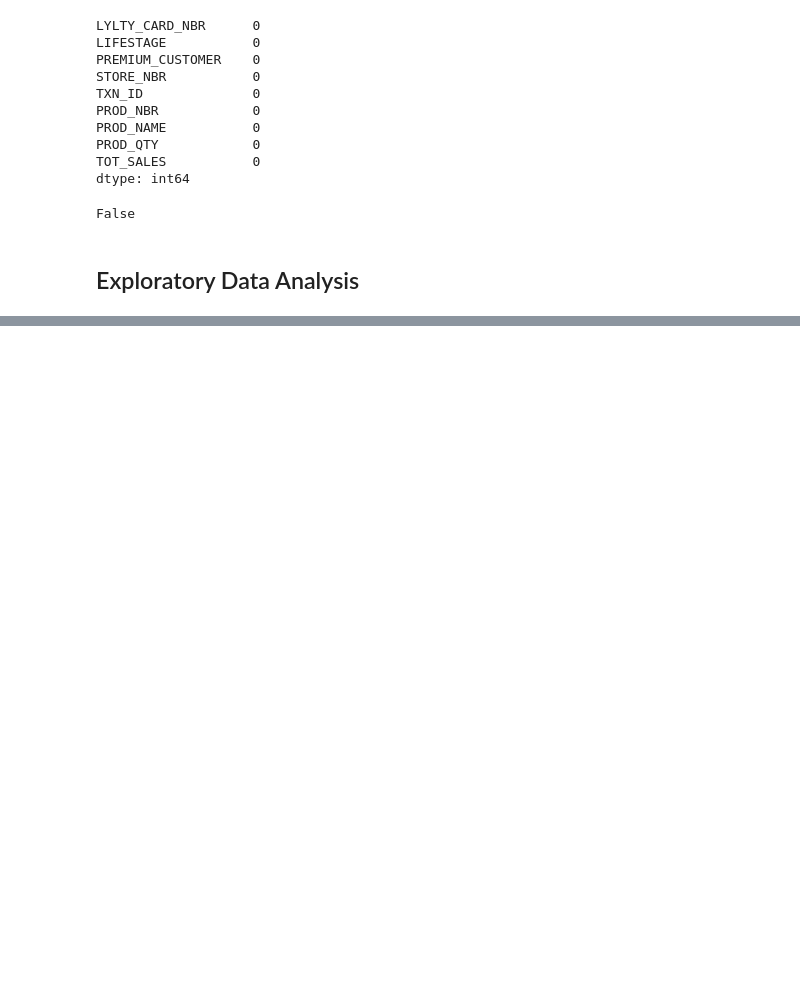
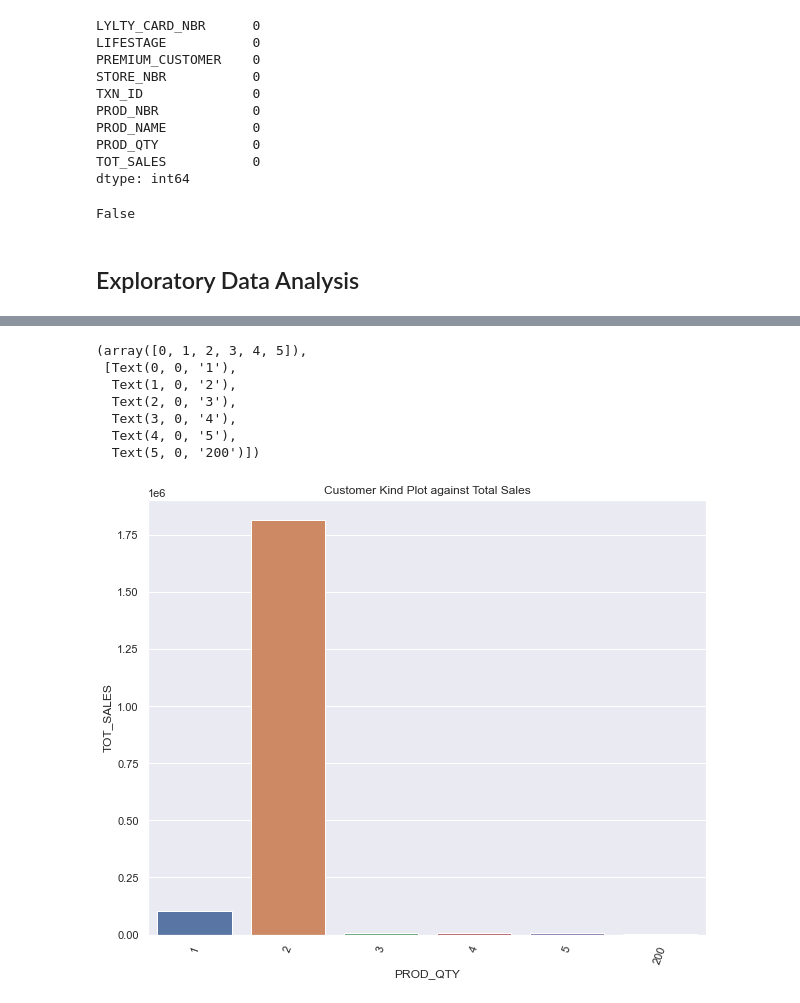
Before and after one commit to CHRISTINEMUTHEE/Quantium-Analysis, a Jupyter notebook: notebooks/data_cleaning.ipynb, the cells around one changed output, grey strips where cells are left out. Cells and saved outputs as stored; diff of their text form; code cells hidden in the pictures; blank space fills up the shorter version.

```diff
--- a/notebooks/data_cleaning.ipynb
+++ b/notebooks/data_cleaning.ipynb
@@ -333,0 +404,3 @@ False
+# %%
+df_product=df_all.groupby(["PROD_QTY"])['TOT_SALES'].sum().reset_index()
+df_product.sort_values(by="TOT_SALES",ascending=False)
@@ -333,0 +415,14 @@ False
+# %%
+fig, ax = plt.subplots(figsize=(10,8))
+sns.barplot(x="PROD_QTY",y="TOT_SALES",data=df_product,ax=ax)
+plt.title("Customer Kind Plot against Total Sales")
+plt.xticks(rotation=70)
+# %% [output]
+(array([0, 1, 2, 3, 4, 5]),
+ [Text(0, 0, '1'),
+  Text(1, 0, '2'),
+  Text(2, 0, '3'),
+  Text(3, 0, '4'),
+  Text(4, 0, '5'),
+  Text(5, 0, '200')])
+[figure, added]
```
Also changed, not shown: parts of 10 cells of this notebook.
